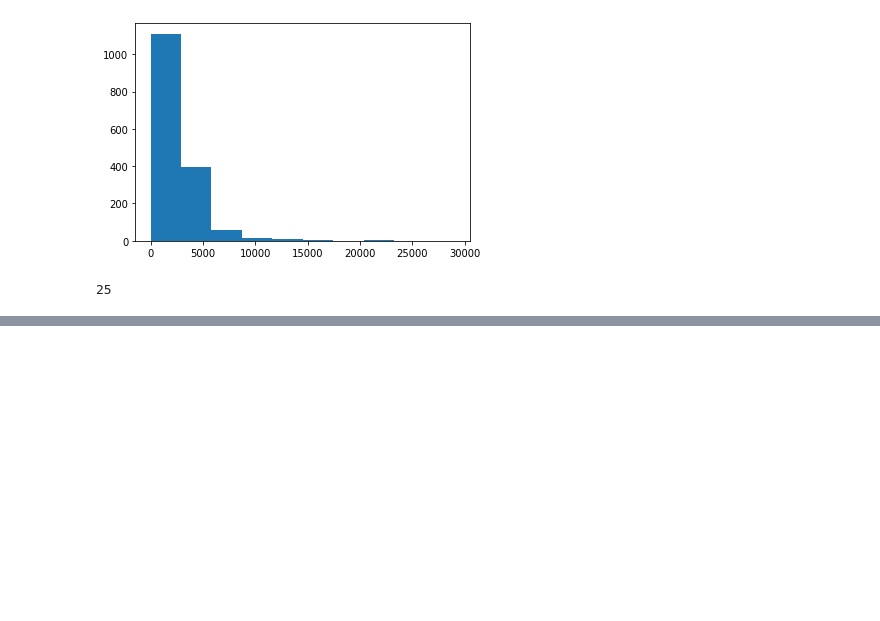
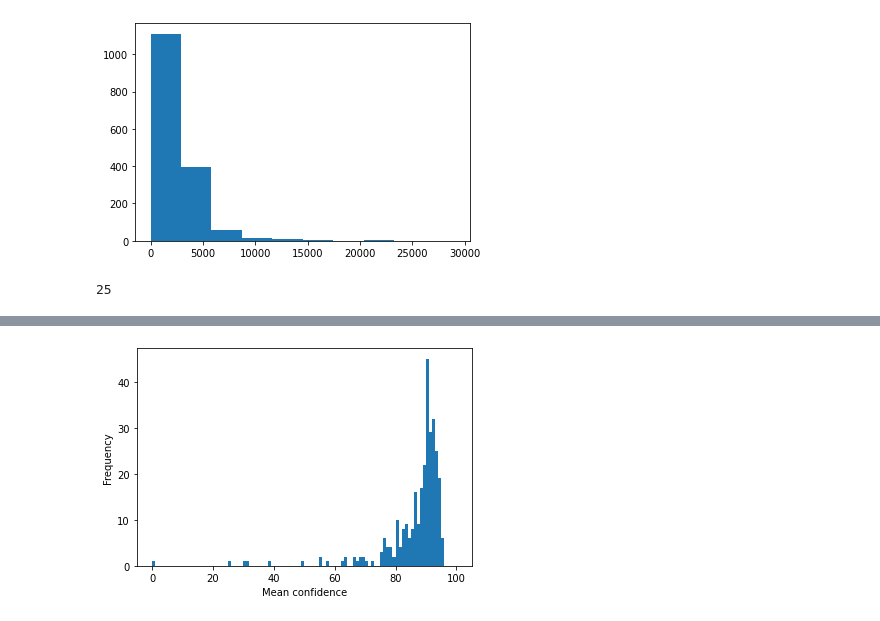
Before and after one commit to ancient-world-citation-analysis/awca-ocr, a Jupyter notebook: PreliminaryPerformanceAnalysis.ipynb, the cells around one changed output, grey strips where cells are left out. Drawn from its saved outputs; the diff is of its cells as text; code cells hidden in the pictures; blank space fills up the shorter version.

```diff
--- a/PreliminaryPerformanceAnalysis.ipynb
+++ b/PreliminaryPerformanceAnalysis.ipynb
@@ -532,0 +606,6 @@ len([a for a in original_text if a == '�'])
+# %%
+plt.hist([conf for conf in it5.mean_confidences if conf is not None], bins=range(101))
+plt.xlabel('Mean confidence')
+plt.ylabel('Frequency');
+# %% [output]
+[figure, added]
```
Also changed, not shown: parts of 13 cells of this notebook, 5 other files.
